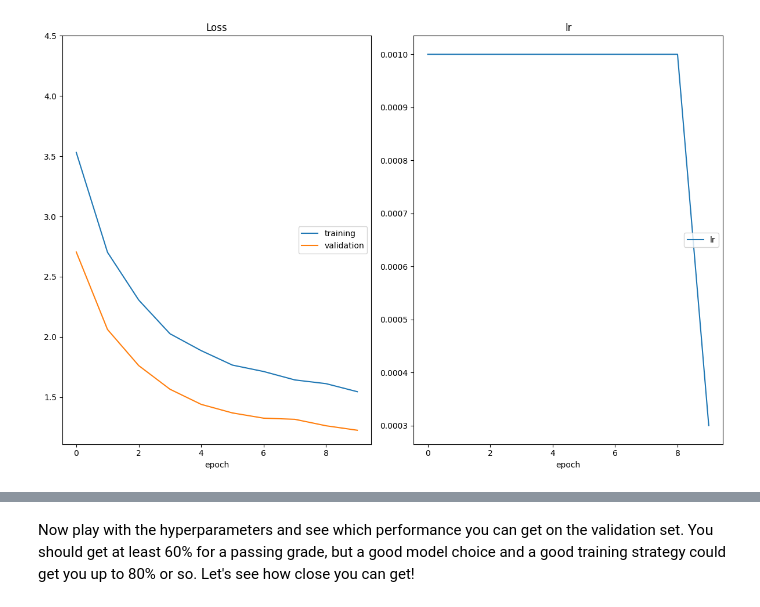
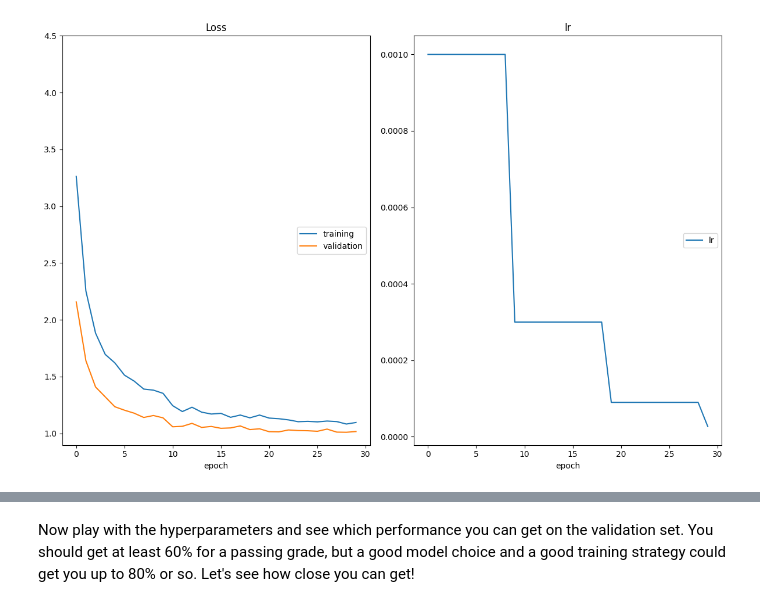
Before and after one commit to ngotacoding/Landmarks-Classification, a Jupyter notebook: transfer_learning.ipynb, the cells around one changed output, grey strips where cells are left out. Saved outputs shown, nothing was run; the diff lists cells and outputs as text; code cells hidden in the pictures.

```diff
--- a/transfer_learning.ipynb
+++ b/transfer_learning.ipynb
@@ -77,7 +77,7 @@ Let's train our transfer learning model! Let's start defining the hyperparameter
 # %%
 batch_size = 64  # size of the minibatch for stochastic gradient descent (or Adam)
 valid_size = 0.2  # fraction of the training data to reserve for validation
-num_epochs = 10  # number of epochs for training
+num_epochs = 30  # number of epochs for training
 num_classes = 50  # number of classes. Do not change this
 learning_rate = 0.001  # Learning rate for SGD (or Adam)
 opt = 'adam'      # optimizer. 'sgd' or 'adam'
@@ -88,33 +88,33 @@ from src.optimization import get_optimizer, get_loss
 from src.train import optimize
 from src.transfer import get_model_transfer_learning
 
 # Get a model using get_model_transfer_learning. Use one of the names reported here:
 # https://pytorch.org/vision/0.10/models.html
 # For example, if you want to load ResNet 18, use "resnet18"
 # NOTE: use the hyperparameters defined in the previous cell, do NOT copy/paste the
 # values
-model_transfer = get_model_transfer_learning(model_name="resnet18",
+model_transfer = get_model_transfer_learning(model_name="resnet50",
                                              n_classes=50)
 
 # train the model
 data_loaders = get_data_loaders(batch_size=batch_size)
 optimizer = get_optimizer(
     model_transfer,
     learning_rate=learning_rate,
     optimizer=opt,
     weight_decay=weight_decay,
 )
 loss = get_loss()
 
 optimize(
     data_loaders,
     model_transfer,
     optimizer,
     loss,
     n_epochs=num_epochs,
     save_path="checkpoints/model_transfer.pt",
     interactive_tracking=True
 )
 # %% [output]
-[figure, old version]
+[figure, new version]
 # %% [markdown]
```
Also changed, not shown: parts of 13 cells of this notebook, 4 other files.
